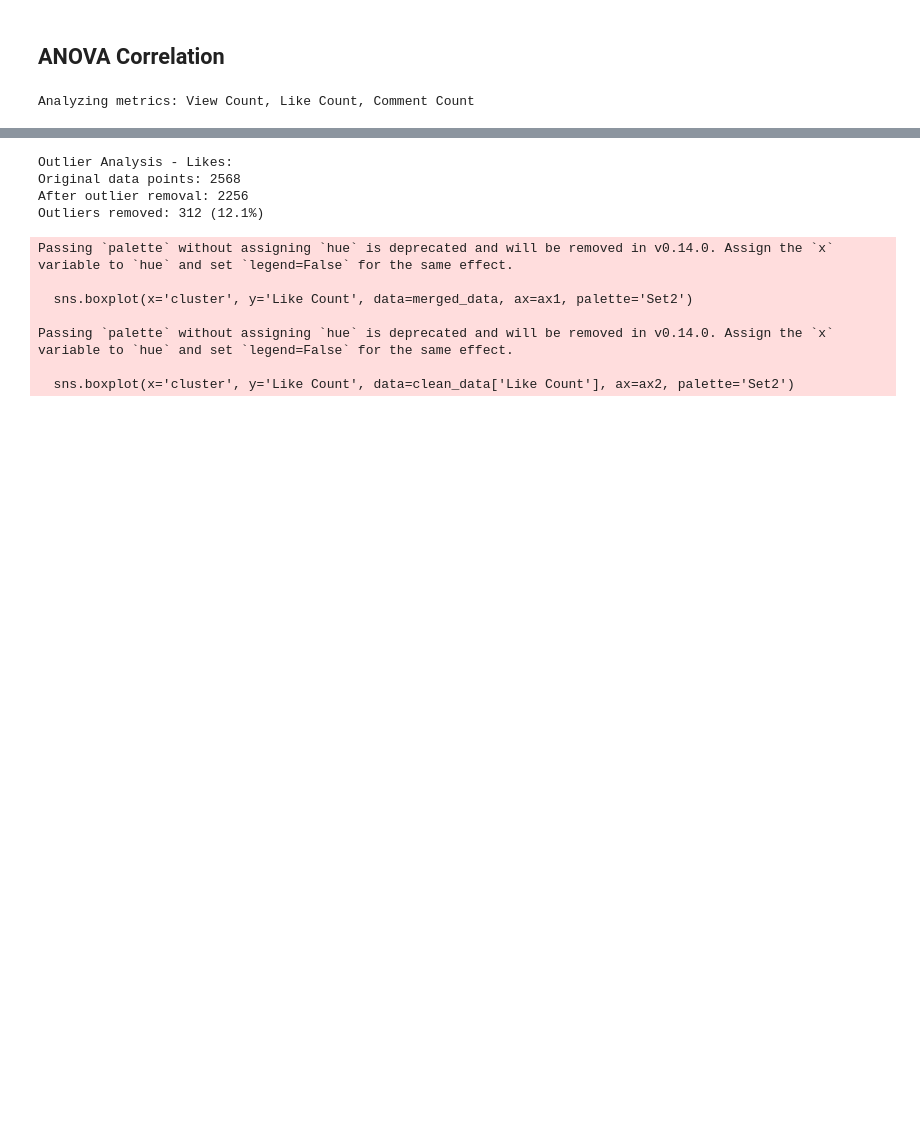
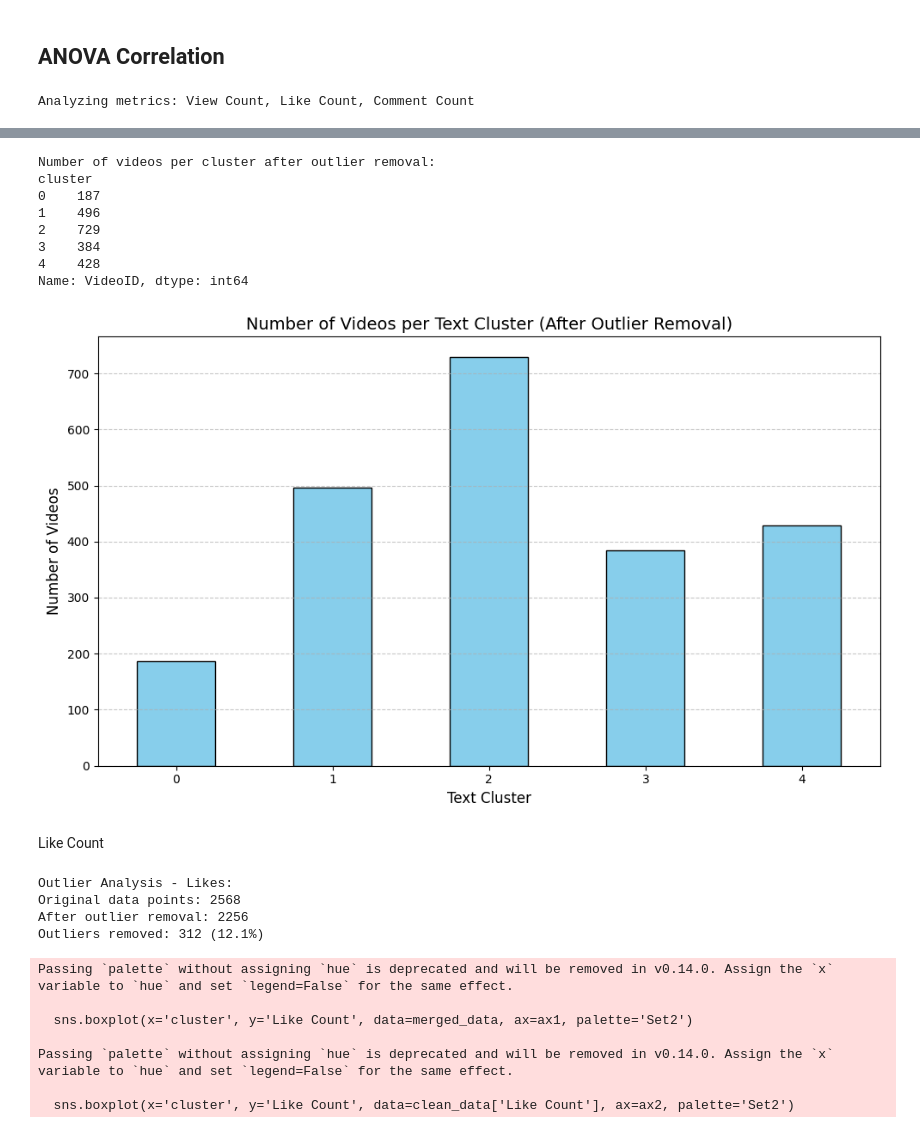
Before and after one commit to GazerJin/ColorExtractionProfile, a Jupyter notebook: Correlation_Analysis_Text.ipynb, the cells around one changed output, grey strips where cells are left out. Drawn from its saved outputs; the diff is of its cells as text; code cells hidden in the pictures; blank space fills up the shorter version.

```diff
--- a/Correlation_Analysis_Text.ipynb
+++ b/Correlation_Analysis_Text.ipynb
@@ -156,6 +159,35 @@ Passing `palette` without assigning `hue` is deprecated and will be removed in v
 
   sns.boxplot(x='cluster', y='View Count', data=clean_data['View Count'], ax=ax2, palette='Set2')
 [figure]
+# %%
+# Count number of videos per cluster after outlier removal
+videos_per_cluster = clean_data['View Count'].groupby('cluster')['VideoID'].nunique()
+
+print("\nNumber of videos per cluster after outlier removal:")
+print(videos_per_cluster)
+
+# Optional: Plot a bar chart to visualize the number of videos per cluster
+plt.figure(figsize=(10, 6))
+videos_per_cluster.plot(kind='bar', color='skyblue', edgecolor='black')
+plt.title('Number of Videos per Text Cluster (After Outlier Removal)', fontsize=14)
+plt.xlabel('Text Cluster', fontsize=12)
+plt.ylabel('Number of Videos', fontsize=12)
+plt.xticks(rotation=0)
+plt.grid(axis='y', linestyle='--', alpha=0.7)
+plt.tight_layout()
+plt.show()
+# %% [output]
+Number of videos per cluster after outlier removal:
+cluster
+0    187
+1    496
+2    729
+3    384
+4    428
+Name: VideoID, dtype: int64
+[figure, added]
+# %% [markdown]
+Like Count
 # %%
 # Remove outliers for Like Count
 clean_data['Like Count'], outliers['Like Count'] = remove_outliers(merged_data, 'Like Count')
```
Also changed, not shown: parts of 7 cells of this notebook, 3 other files.
